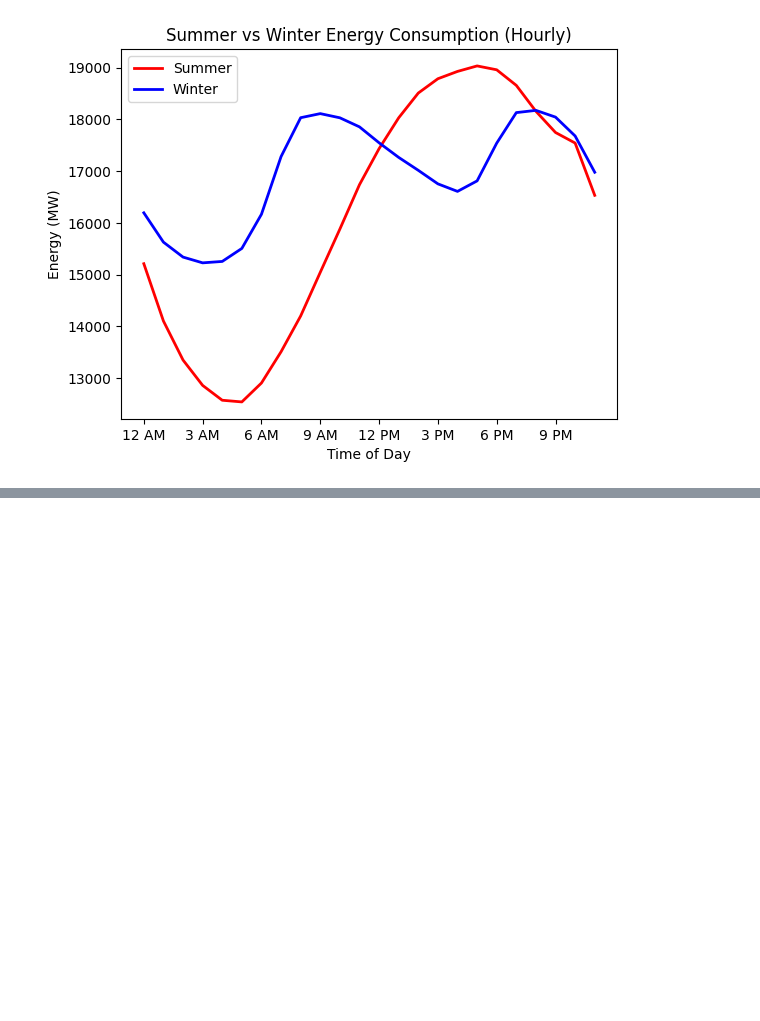
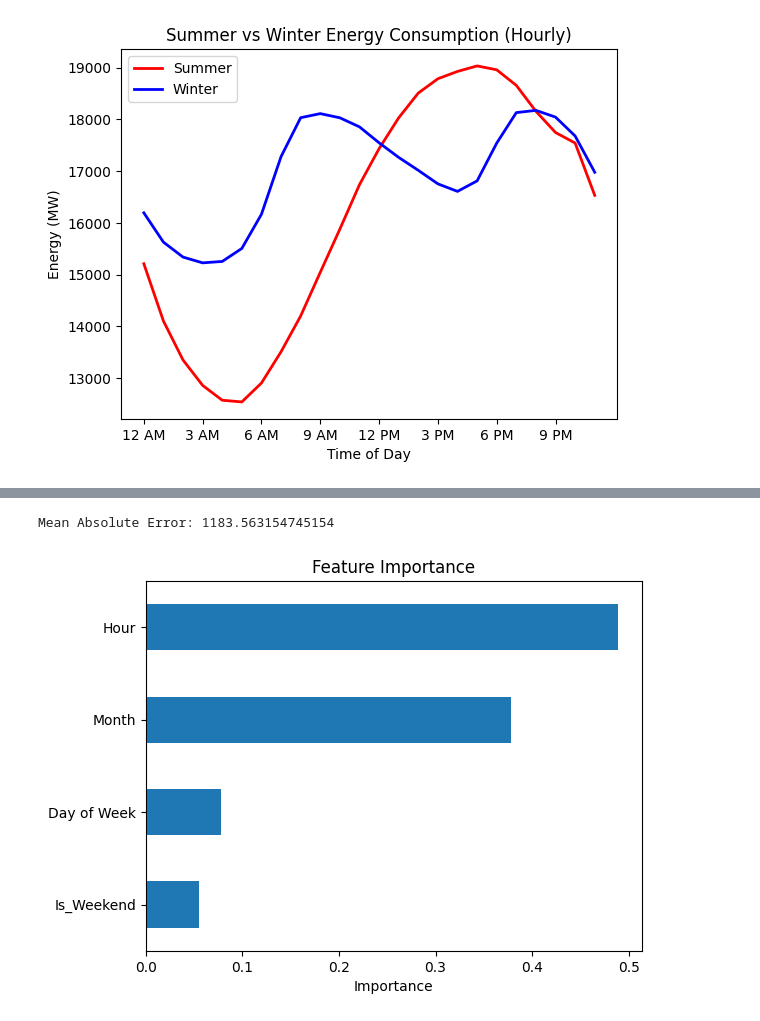
Before and after one commit to karthiganesan332/energy-analysis-project, a Jupyter notebook: analysis.ipynb, the cells around one changed output, grey strips where cells are left out. Drawn from its saved outputs; the diff is of its cells as text; code cells hidden in the pictures; blank space fills up the shorter version.

Commit message:
added insights, predictive model, and project README

```diff
--- a/analysis.ipynb
+++ b/analysis.ipynb
@@ -8,7 +8,7 @@ This project analyzes hourly and daily energy consumption data to identify usage
 - Identify key factors affecting consumption
 - Build a predictive model for energy demand
 # %%
-#Load + Clean
+# Load + Clean Dataset ----------------------------------------
 
 df = pd.read_csv("data/AEP_hourly.csv")
 
@@ -17,9 +17,9 @@ df = df.sort_values('Datetime')
 df = df.dropna()
 
 df = df.rename(columns={"AEP_MW": "Energy"})
+
+df['Hour'] = df['Datetime'].dt.hour
+df['Day of Week'] = df['Datetime'].dt.dayofweek
+df['Month'] = df['Datetime'].dt.month
+df['Is_Weekend'] = df['Day of Week'].isin([5,6]).astype(int)
-# %%
-df['hour'] = df['Datetime'].dt.hour
-df['day_of_week'] = df['Datetime'].dt.dayofweek
-df['month'] = df['Datetime'].dt.month
-df['is_weekend'] = df['day_of_week'].isin([5,6]).astype(int)
 # %%
@@ -97,0 +122,34 @@ plt.show()
+# %%
+# Machine Learning Model --------------------------------------------------
+
+from sklearn.model_selection import train_test_split
+from sklearn.ensemble import RandomForestRegressor
+from sklearn.metrics import mean_absolute_error
+
+features = ['Hour', 'Day of Week', 'Month', 'Is_Weekend']
+X = df[features]
+y = df['Energy']
+
+X_train, X_test, y_train, y_test = train_test_split(X, y, test_size=0.2)
+
+model = RandomForestRegressor()
+model.fit(X_train, y_train)
+
+preds = model.predict(X_test)
+
+mae = mean_absolute_error(y_test, preds)
+print("Mean Absolute Error:", mae)
+
+# Feature Importances ---------------------------------------------------------
+
+import pandas as pd
+
+importance = pd.Series(model.feature_importances_, index=features)
+importance.sort_values().plot(kind='barh')
+
+plt.title("Feature Importance")
+plt.xlabel("Importance")
+plt.show()
+# %% [output]
+Mean Absolute Error: 1183.563154745154
+[figure, added]
```
Also changed, not shown: parts of 3 cells of this notebook, 1 other file.
